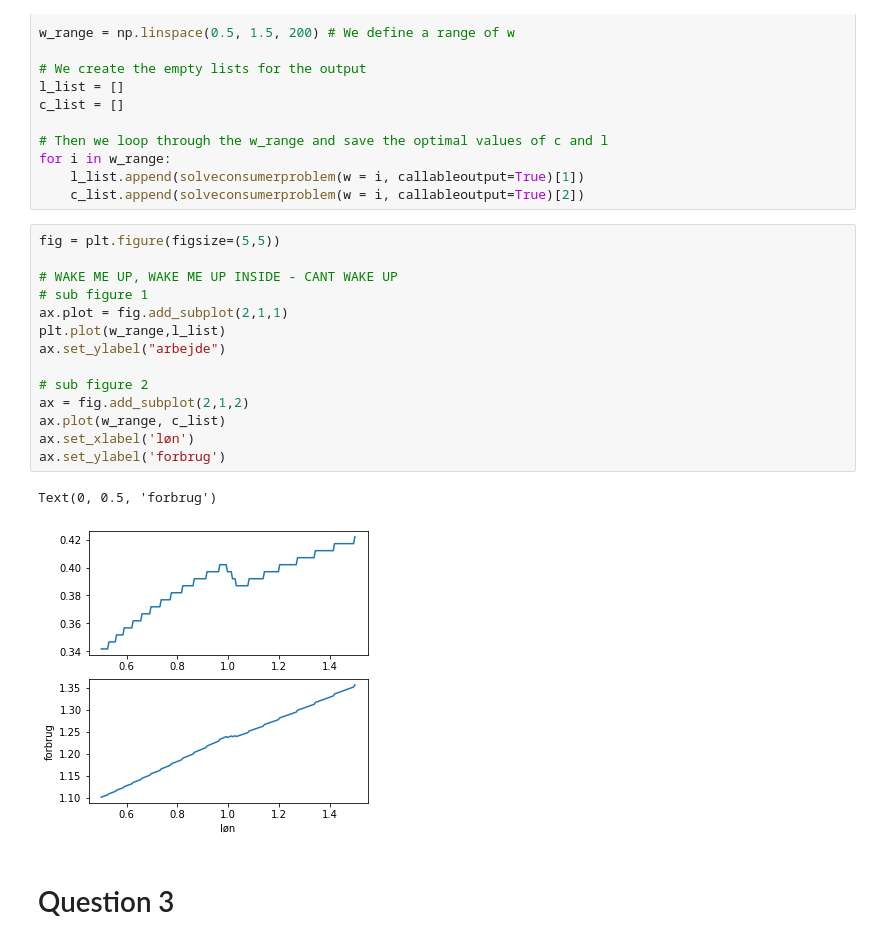
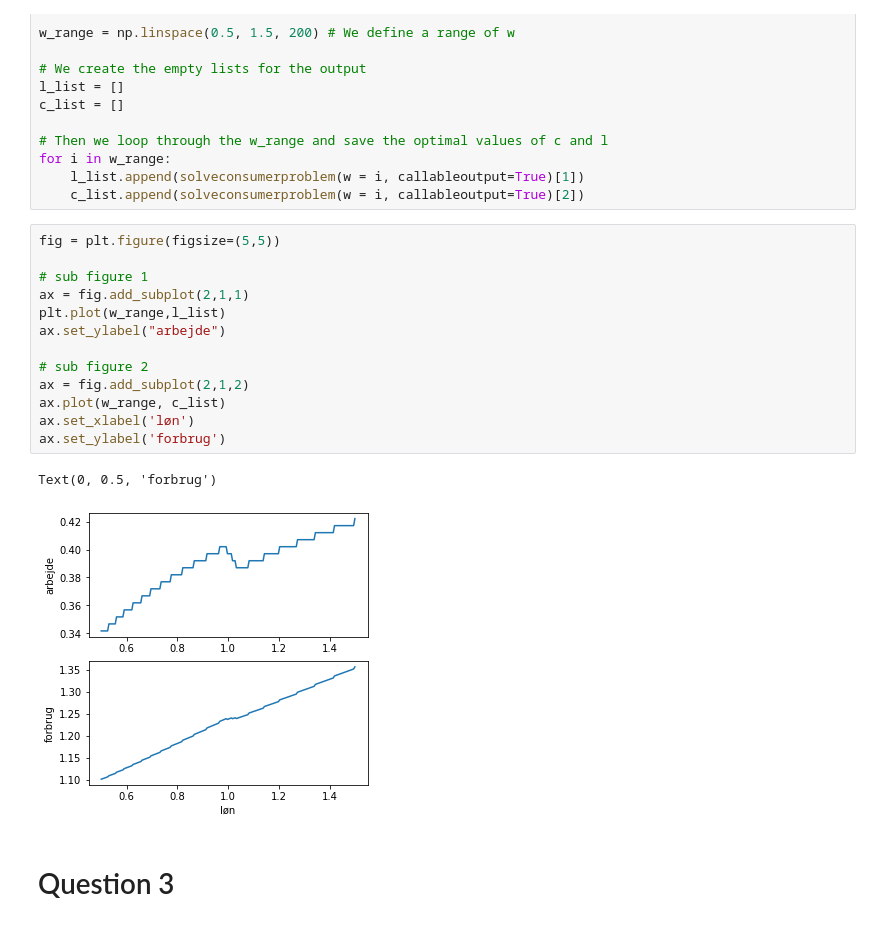
Before and after one commit to NumEconCopenhagen/projects-2020-group-xxv, a Jupyter notebook: inauguralproject/inauguralproject.ipynb, the cells around one changed output. Drawn from its saved outputs; the diff is of its cells as text.

Commit message:
Fixed an error in the plotting code

```diff
--- a/inauguralproject/inauguralproject.ipynb
+++ b/inauguralproject/inauguralproject.ipynb
@@ -83,20 +80,19 @@ for i in w_range:
 # %%
 fig = plt.figure(figsize=(5,5))
 
-# WAKE ME UP, WAKE ME UP INSIDE - CANT WAKE UP
 # sub figure 1
-ax.plot = fig.add_subplot(2,1,1)
+ax = fig.add_subplot(2,1,1)
 plt.plot(w_range,l_list)
 ax.set_ylabel("arbejde")
 
 # sub figure 2
 ax = fig.add_subplot(2,1,2)
 ax.plot(w_range, c_list)
 ax.set_xlabel('løn')
 ax.set_ylabel('forbrug')
 # %% [output]
 Text(0, 0.5, 'forbrug')
-[figure, old version]
+[figure, new version]
 # %% [markdown]
 # Question 3
 # %% [markdown]
```
Also changed, not shown: parts of 1 cell of this notebook.
